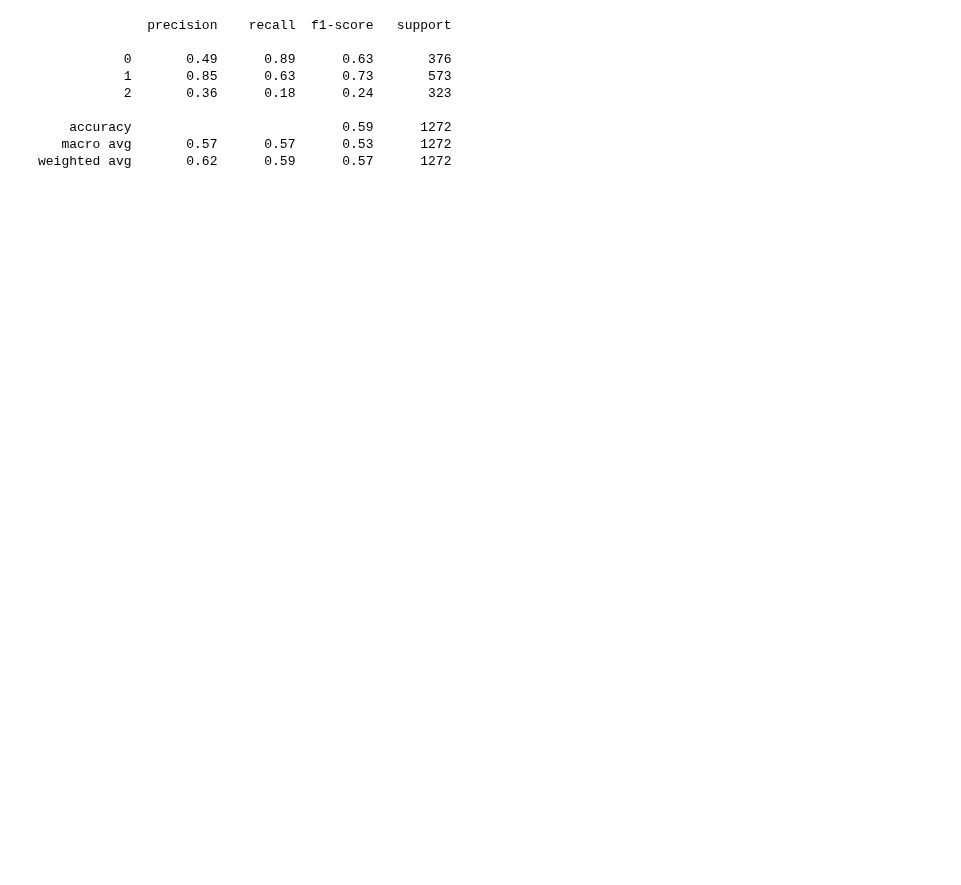
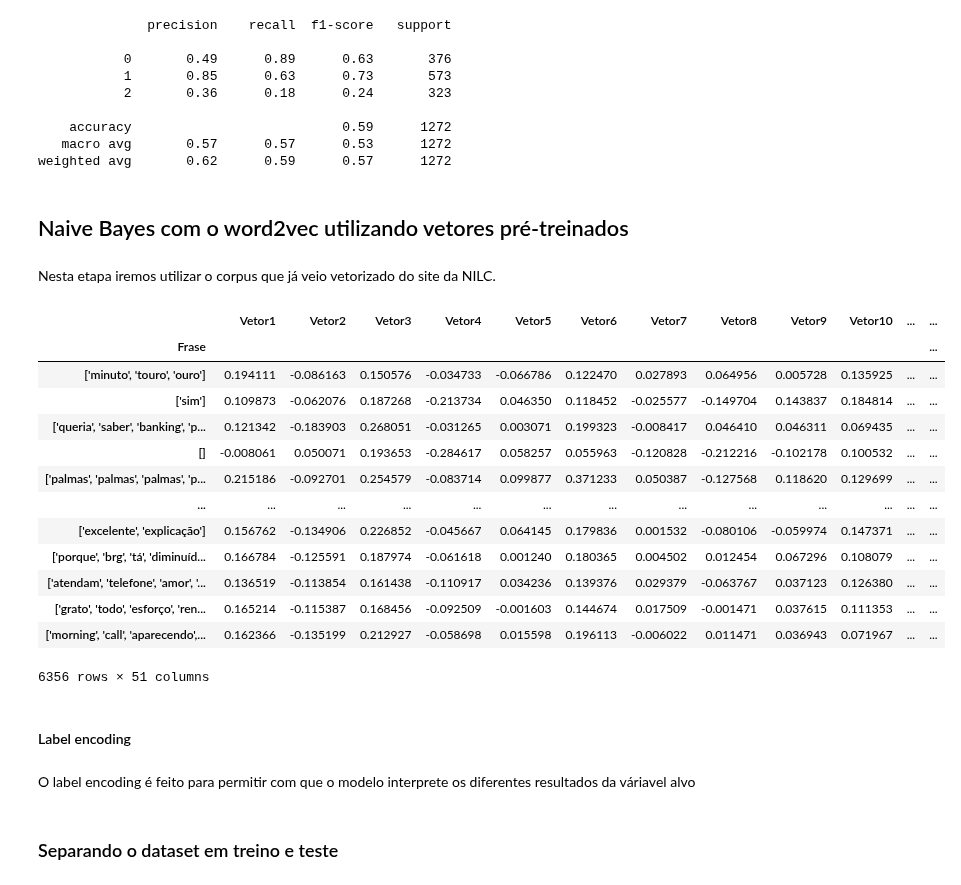
Before and after one commit to 2023M6T4-Inteli/Projeto4, a Jupyter notebook: src/naive bayes - word2vec.ipynb, the cells around one changed output. Cells and saved outputs as stored; diff of their text form; code cells hidden in the pictures; blank space fills up the shorter version.

Commit message:
Word2vec naive bayes
Naive bayes with 2 word2vec models.
One is trained with our own corpus
Two is from a lib already pre made

```diff
--- a/src/naive bayes - word2vec.ipynb
+++ b/src/naive bayes - word2vec.ipynb
@@ -102,3 +102,33 @@ print(classification_report(y_test,Y_pred))
     accuracy                           0.59      1272
    macro avg       0.57      0.57      0.53      1272
 weighted avg       0.62      0.59      0.57      1272
+# %% [markdown]
+## Naive Bayes com o word2vec utilizando vetores pré-treinados
+# %% [markdown]
+Nesta etapa iremos utilizar o corpus que já veio vetorizado do site da NILC.
+# %%
+# Abrindo o dataframe
+df_cbow = pd.read_csv('../output/word2vec_cbow.csv', index_col=0)
+# %%
+# Removendo NaN das bases para facilitar o treinamento
+df_cbow_NaN = df_cbow.dropna()
+df_cbow_NaN
+# %% [output]
+|  | Vetor1 | Vetor2 | Vetor3 | Vetor4 | Vetor5 | Vetor6 | Vetor7 | Vetor8 | Vetor9 | Vetor10 | ... | ... |
+| Frase |  |  |  |  |  |  |  |  |  |  |  | ... |
+| ['minuto', 'touro', 'ouro'] | 0.194111 | -0.086163 | 0.150576 | -0.034733 | -0.066786 | 0.122470 | 0.027893 | 0.064956 | 0.005728 | 0.135925 | ... | ... |
+| ['sim'] | 0.109873 | -0.062076 | 0.187268 | -0.213734 | 0.046350 | 0.118452 | -0.025577 | -0.149704 | 0.143837 | 0.184814 | ... | ... |
+| ['queria', 'saber', 'banking', 'p... | 0.121342 | -0.183903 | 0.268051 | -0.031265 | 0.003071 | 0.199323 | -0.008417 | 0.046410 | 0.046311 | 0.069435 | ... | ... |
+| [] | -0.008061 | 0.050071 | 0.193653 | -0.284617 | 0.058257 | 0.055963 | -0.120828 | -0.212216 | -0.102178 | 0.100532 | ... | ... |
+| ['palmas', 'palmas', 'palmas', 'p... | 0.215186 | -0.092701 | 0.254579 | -0.083714 | 0.099877 | 0.371233 | 0.050387 | -0.127568 | 0.118620 | 0.129699 | ... | ... |
+| ... | ... | ... | ... | ... | ... | ... | ... | ... | ... | ... | ... | ... |
+| ['excelente', 'explicação'] | 0.156762 | -0.134906 | 0.226852 | -0.045667 | 0.064145 | 0.179836 | 0.001532 | -0.080106 | -0.059974 | 0.147371 | ... | ... |
+| ['porque', 'brg', 'tá', 'diminuíd... | 0.166784 | -0.125591 | 0.187974 | -0.061618 | 0.001240 | 0.180365 | 0.004502 | 0.012454 | 0.067296 | 0.108079 | ... | ... |
+| ['atendam', 'telefone', 'amor', '... | 0.136519 | -0.113854 | 0.161438 | -0.110917 | 0.034236 | 0.139376 | 0.029379 | -0.063767 | 0.037123 | 0.126380 | ... | ... |
+| ['grato', 'todo', 'esforço', 'ren... | 0.165214 | -0.115387 | 0.168456 | -0.092509 | -0.001603 | 0.144674 | 0.017509 | -0.001471 | 0.037615 | 0.111353 | ... | ... |
+| ['morning', 'call', 'aparecendo',... | 0.162366 | -0.135199 | 0.212927 | -0.058698 | 0.015598 | 0.196113 | -0.006022 | 0.011471 | 0.036943 | 0.071967 | ... | ... |
+6356 rows × 51 columns
+# %% [markdown]
+#### Label encoding
+# %% [markdown]
+O label encoding é feito para permitir com que o modelo interprete os diferentes resultados da váriavel alvo
@@ -104,0 +140,2 @@ weighted avg       0.62      0.59      0.57      1272
+# %% [markdown]
+### Separando o dataset em treino e teste
```
Also changed, not shown: parts of 10 cells of this notebook, 4 other files.
